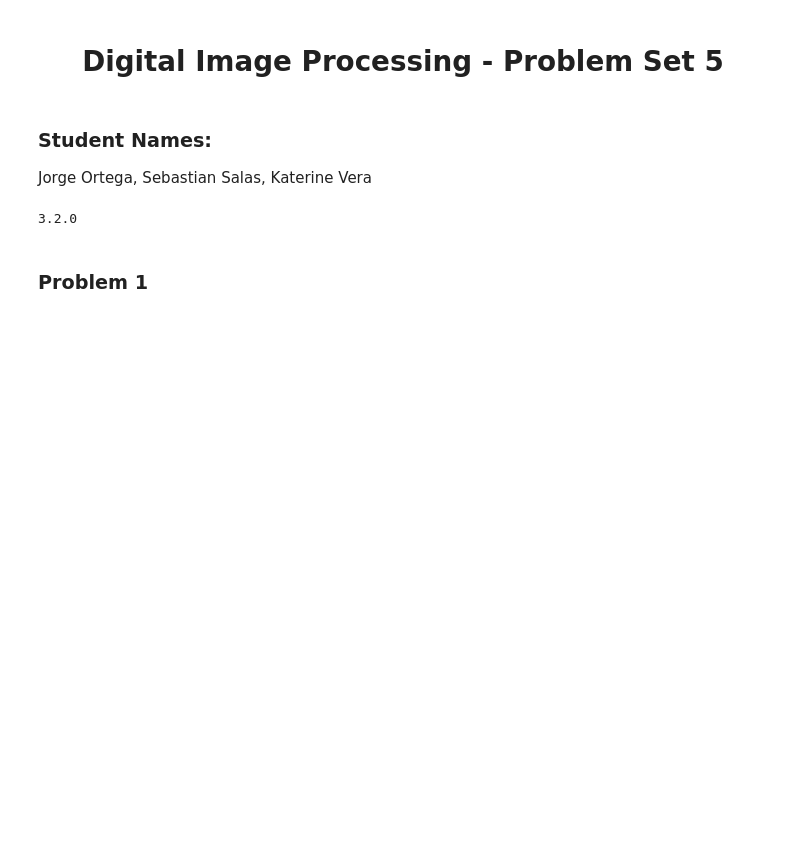
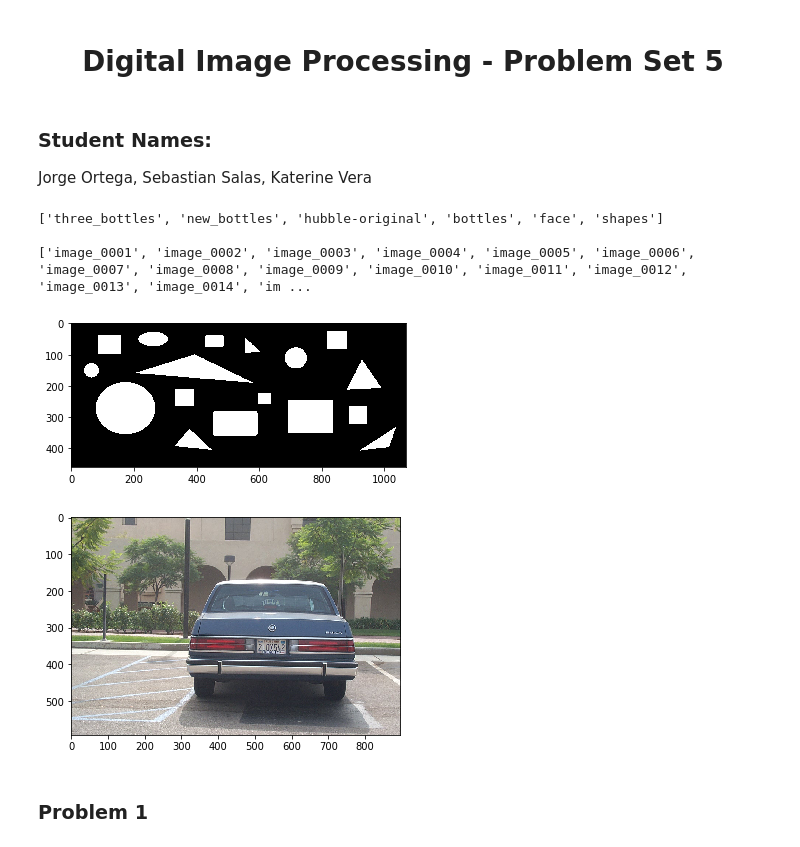
Before and after one commit to Jorgee1/Journey-to-PDI, a Jupyter notebook: Taller_5/problem_set_5.ipynb, the cells around one changed output. Cells and saved outputs as stored; diff of their text form; code cells hidden in the pictures; blank space fills up the shorter version.

Commit message:
Implementacion de templates de imagenes

```diff
--- a/Taller_5/problem_set_5.ipynb
+++ b/Taller_5/problem_set_5.ipynb
@@ -3,15 +3,64 @@
 # %% [markdown]
 ### Student Names:
 Jorge Ortega, Sebastian Salas, Katerine Vera
-# %%
-import cv2
-import numpy as np
-from matplotlib import pyplot as plt
-%matplotlib inline
-
-print(cv2.__version__)
-# %% [output]
-3.2.0
+# %%
+import cv2
+import numpy as np
+from matplotlib import pyplot as plt
+from os import listdir, path
+%matplotlib inline
+
+pathCars = "cars"
+pathImages = "img"
+
+imgKeys   = []
+carKeys   = []
+
+files = {
+    "car" :{ },
+    "img":{ }
+}
+
+FilesImg = listdir("img")
+FilesCars = listdir("cars")
+
+FilesCars.sort(key=lambda x: int(''.join(filter(str.isdigit, x.split("_")[1].split(".")[0]))))
+
+for i in FilesImg:
+    key = i.split(".")[0]
+    if key != "":
+        imgKeys.append(key)
+        files["img"][key] = cv2.imread(pathImages + "/" + i, cv2.IMREAD_GRAYSCALE)
+
+for i in FilesCars:
+    key = i.split(".")[0]
+    if key != "":
+        carKeys.append(key)
+        temp = cv2.imread(pathCars + "/" + i, cv2.IMREAD_COLOR)
+        files["car"][key] = cv2.cvtColor(temp, cv2.COLOR_BGR2RGB)
+
+
+# Clean Up
+FilesImg   = None
+FilesCars  = None
+pathCars   = None
+pathImages = None
+
+print(imgKeys , "\n")
+print(carKeys, "\n")
+
+# Test
+plt.imshow(files["img"]["shapes"], cmap="gray")
+plt.show()
+
+plt.imshow(files["car"][carKeys[0]])
+plt.show()
+# %% [output]
+['three_bottles', 'new_bottles', 'hubble-original', 'bottles', 'face', 'shapes']
+
+['image_0001', 'image_0002', 'image_0003', 'image_0004', 'image_0005', 'image_0006', 'image_0007', 'image_0008', 'image_0009', 'image_0010', 'image_0011', 'image_0012', 'image_0013', 'image_0014', 'im ...
+[figure, added]
+[figure, added]
 # %% [markdown]
 ### Problem 1
 # %% [markdown]
```
Also changed, not shown: parts of 4 cells of this notebook.
